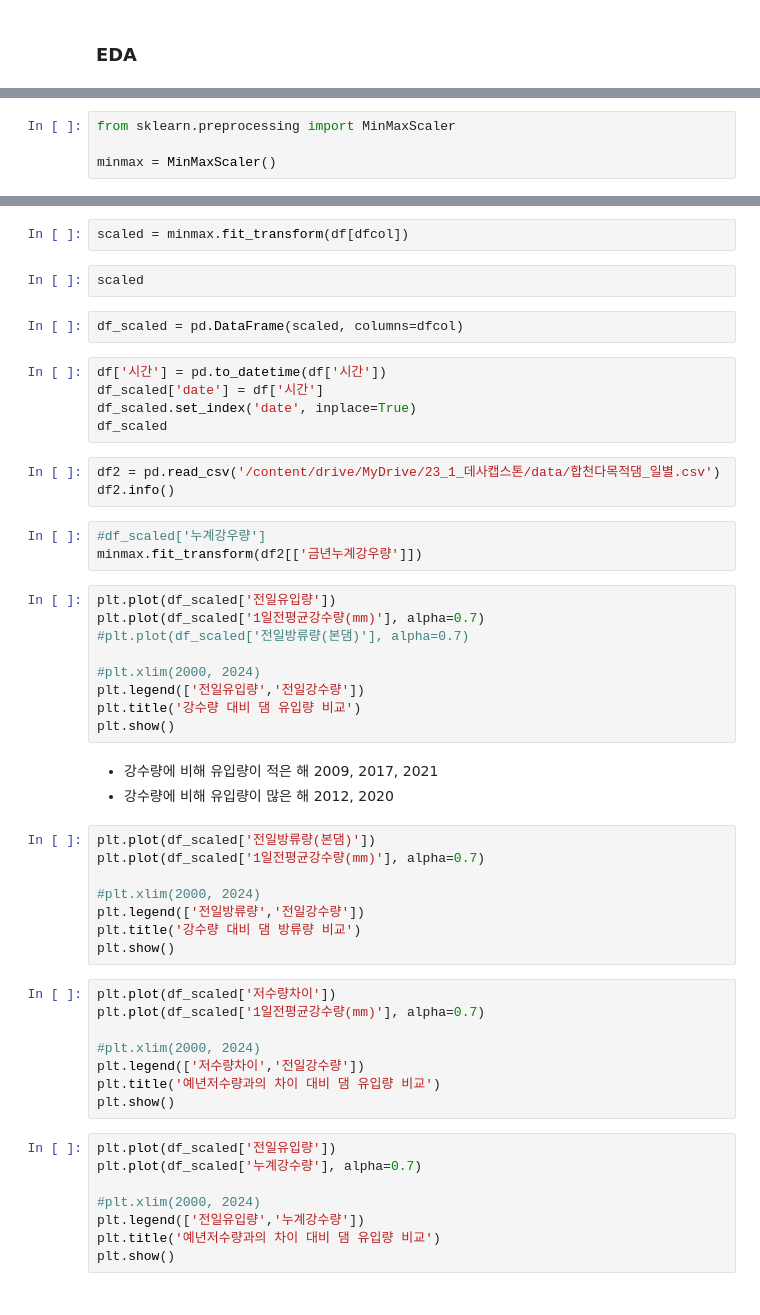
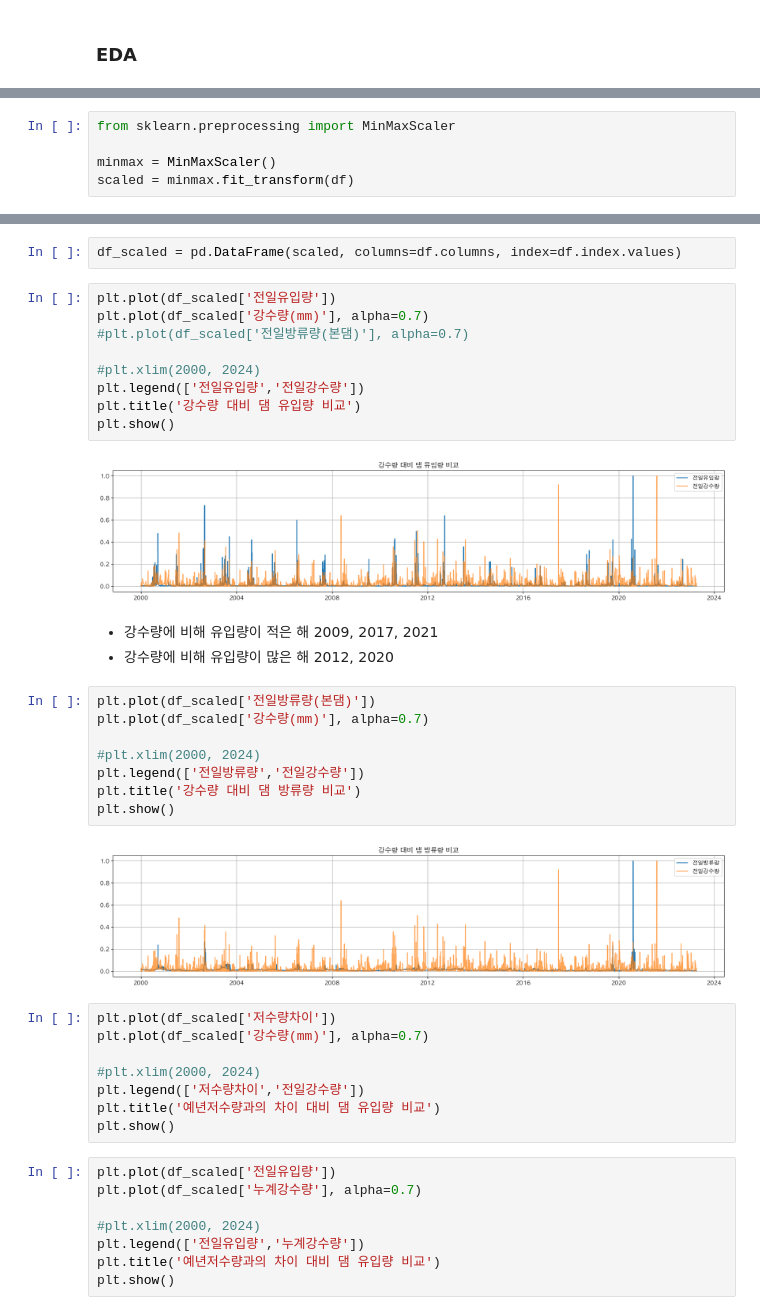
Before and after one commit to tommyjr1/2023-01-DSCapstone-InflowPrediction, a Jupyter notebook: code/eda/댐운영데이터.ipynb, the cells around one changed output, grey strips where cells are left out. Cells and saved outputs as stored; diff of their text form.

```diff
--- a/code/eda/댐운영데이터.ipynb
+++ b/code/eda/댐운영데이터.ipynb
@@ -270,3 +291,4 @@ df.info()
 from sklearn.preprocessing import MinMaxScaler
 
 minmax = MinMaxScaler()
+scaled = minmax.fit_transform(df)
@@ -284,43 +295,32 @@ dfcol = ['전일유입량', '저수량(현재)', '전일방류량(본댐)', '저
-# %%
-scaled = minmax.fit_transform(df[dfcol])
-# %%
-scaled
 # %%
-df_scaled = pd.DataFrame(scaled, columns=dfcol)
+df_scaled = pd.DataFrame(scaled, columns=df.columns, index=df.index.values)
-# %%
-df['시간'] = pd.to_datetime(df['시간'])
-df_scaled['date'] = df['시간']
-df_scaled.set_index('date', inplace=True)
-df_scaled
-# %%
-df2 = pd.read_csv('/content/drive/MyDrive/23_1_데사캡스톤/data/합천다목적댐_일별.csv')
-df2.info()
-# %%
-#df_scaled['누계강우량']
-minmax.fit_transform(df2[['금년누계강우량']])
 # %%
 plt.plot(df_scaled['전일유입량'])
-plt.plot(df_scaled['1일전평균강수량(mm)'], alpha=0.7)
+plt.plot(df_scaled['강수량(mm)'], alpha=0.7)
 #plt.plot(df_scaled['전일방류량(본댐)'], alpha=0.7)
 
 #plt.xlim(2000, 2024)
 plt.legend(['전일유입량','전일강수량'])
 plt.title('강수량 대비 댐 유입량 비교')
 plt.show()
+# %% [output]
+[figure, added]
 # %% [markdown]
 - 강수량에 비해 유입량이 적은 해 2009, 2017, 2021
 - 강수량에 비해 유입량이 많은 해 2012, 2020
 # %%
 plt.plot(df_scaled['전일방류량(본댐)'])
-plt.plot(df_scaled['1일전평균강수량(mm)'], alpha=0.7)
+plt.plot(df_scaled['강수량(mm)'], alpha=0.7)
 
 #plt.xlim(2000, 2024)
 plt.legend(['전일방류량','전일강수량'])
 plt.title('강수량 대비 댐 방류량 비교')
 plt.show()
+# %% [output]
+[figure, added]
 # %%
 plt.plot(df_scaled['저수량차이'])
-plt.plot(df_scaled['1일전평균강수량(mm)'], alpha=0.7)
+plt.plot(df_scaled['강수량(mm)'], alpha=0.7)
 
 #plt.xlim(2000, 2024)
 plt.legend(['저수량차이','전일강수량'])
```
Also changed, not shown: parts of 45 cells of this notebook, 8 other files.
